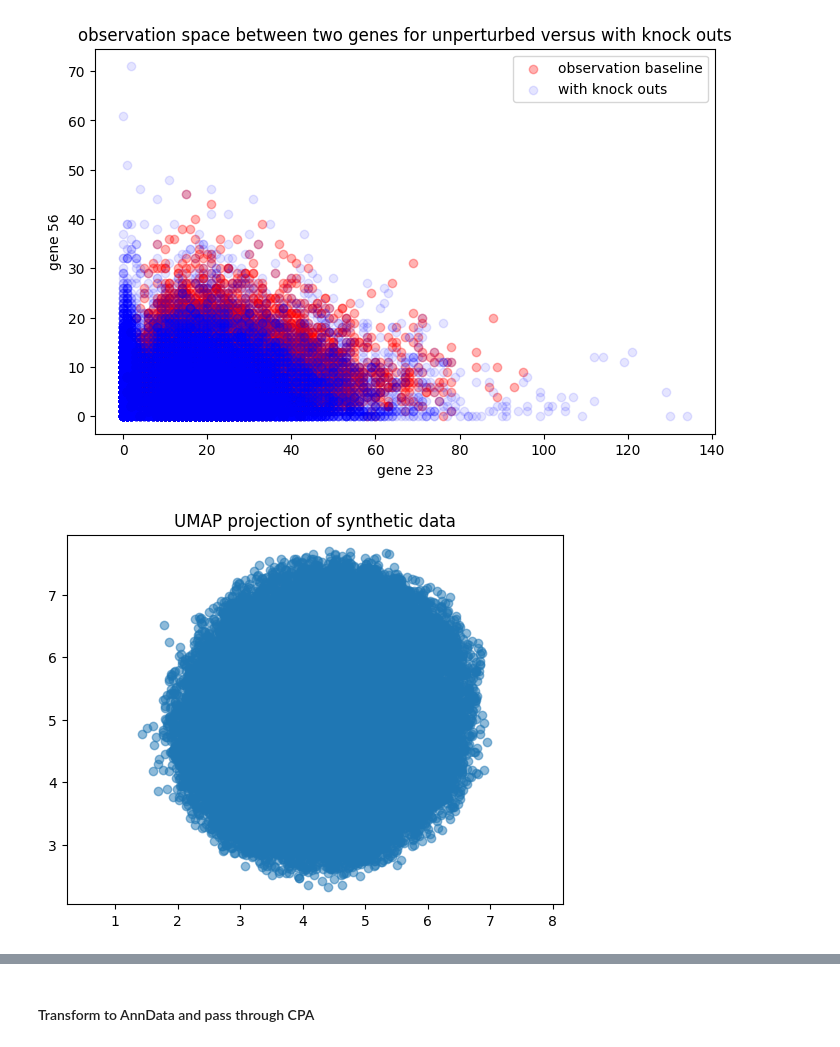
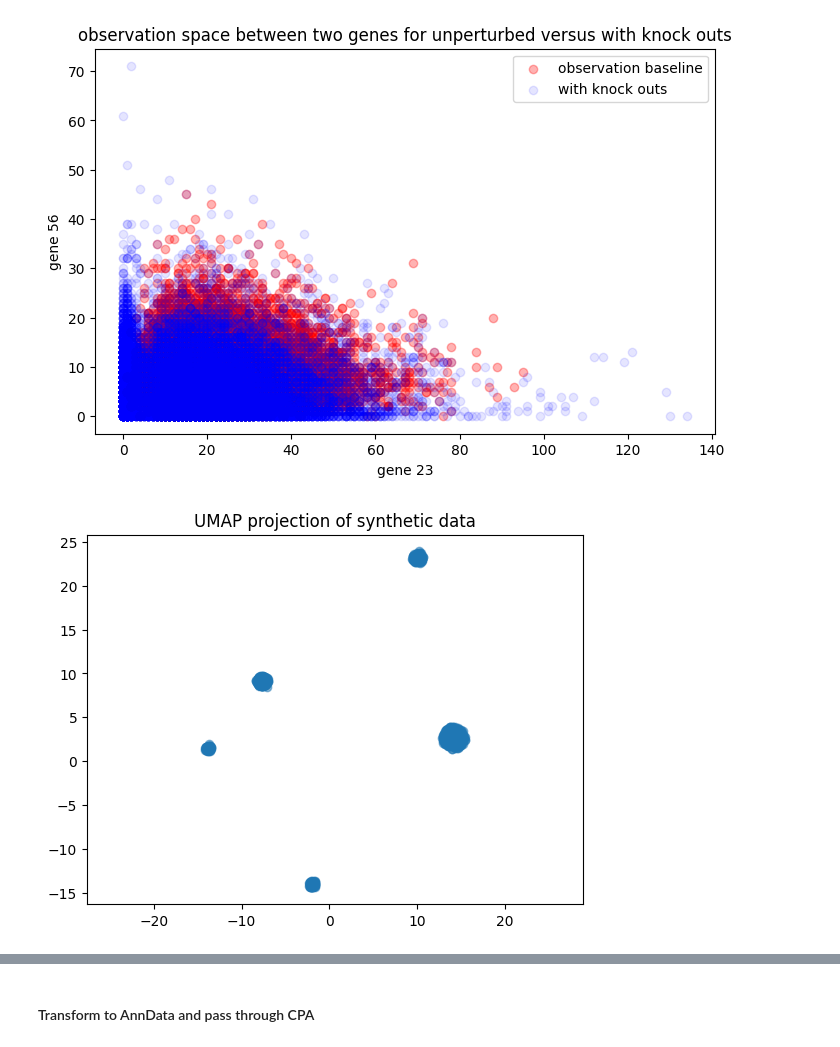
Before and after one commit to erialc-cal/cpa, a Jupyter notebook: Claire_simulations.ipynb, the cells around one changed output, grey strips where cells are left out. Saved outputs shown, nothing was run; the diff lists cells and outputs as text; code cells hidden in the pictures.

```diff
--- a/Claire_simulations.ipynb
+++ b/Claire_simulations.ipynb
@@ -311,16 +314,16 @@ Text(0.5, 1.0, 'observation space between two genes for unperturbed versus with
 [figure]
 # %%
 reducer = umap.UMAP()
-scaled_Z = StandardScaler().fit_transform(X_baseline)
+scaled_Z = StandardScaler().fit_transform((B@Z).reshape(-1,1))
 embedding = reducer.fit_transform(scaled_Z)
 plt.scatter(
     embedding[:, 0],
     embedding[:, 1],
     alpha=0.5
     )
 plt.gca().set_aspect('equal', 'datalim')
 plt.title('UMAP projection of synthetic data', fontsize=12);
 # %% [output]
-[figure, old version]
+[figure, new version]
 # %%
 reducer = umap.UMAP()
```
Also changed, not shown: parts of 5 cells of this notebook.
